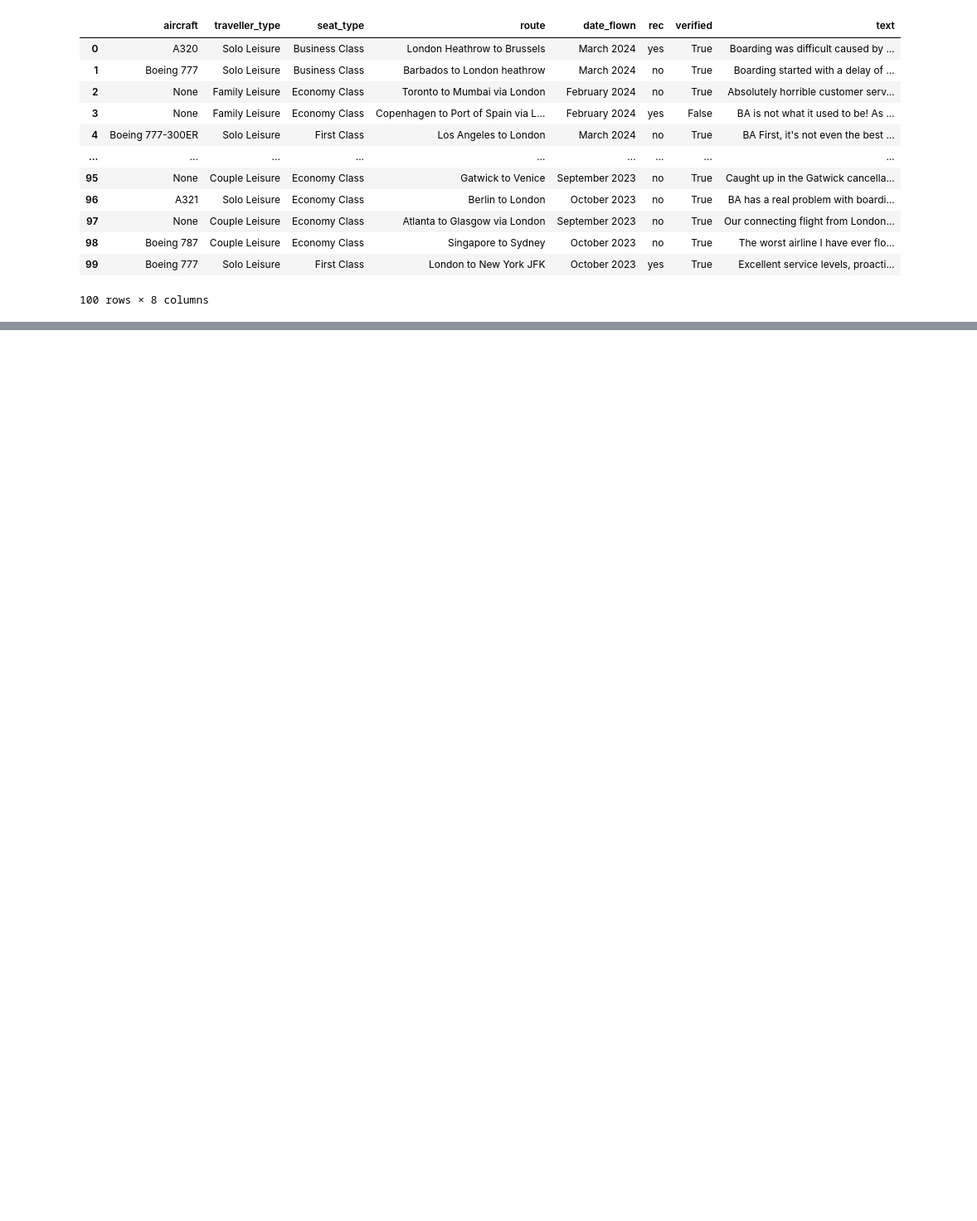
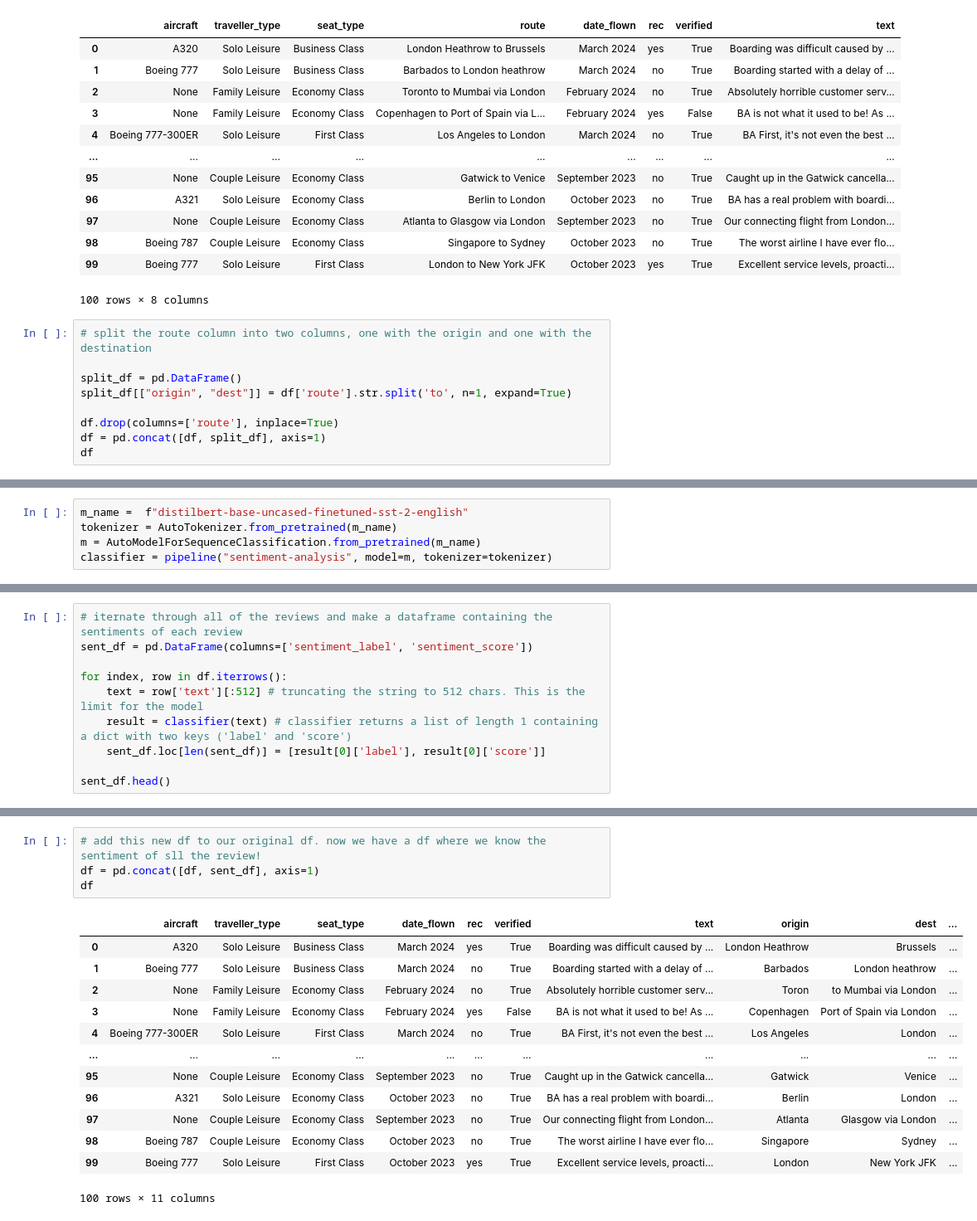
Before and after one commit to juliette-garcia/forage-ba-data-task, a Jupyter notebook: scraper.ipynb, the cells around one changed output, grey strips where cells are left out. Shown at 83% size. Drawn from its saved outputs; the diff is of its cells as text; blank space fills up the shorter version.

Commit message:
sentiment analysis + basic eda

```diff
--- a/scraper.ipynb
+++ b/scraper.ipynb
@@ -68,3 +70,12 @@ df
 | 98 | Boeing 787 | Couple Leisure | Economy Class | Singapore to Sydney | October 2023 | no | True | The worst airline I have ever flo... |
 | 99 | Boeing 777 | Solo Leisure | First Class | London to New York JFK | October 2023 | yes | True | Excellent service levels, proacti... |
 100 rows × 8 columns
+# %%
+# split the route column into two columns, one with the origin and one with the destination
+
+split_df = pd.DataFrame()
+split_df[["origin", "dest"]] = df['route'].str.split('to', n=1, expand=True)
+
+df.drop(columns=['route'], inplace=True)
+df = pd.concat([df, split_df], axis=1)
+df
@@ -70,0 +101,5 @@ df
+# %%
+m_name =  f"distilbert-base-uncased-finetuned-sst-2-english"
+tokenizer = AutoTokenizer.from_pretrained(m_name)
+m = AutoModelForSequenceClassification.from_pretrained(m_name)
+classifier = pipeline("sentiment-analysis", model=m, tokenizer=tokenizer)
@@ -70,0 +114,10 @@ df
+# %%
+# iternate through all of the reviews and make a dataframe containing the sentiments of each review
+sent_df = pd.DataFrame(columns=['sentiment_label', 'sentiment_score'])
+
+for index, row in df.iterrows():
+    text = row['text'][:512] # truncating the string to 512 chars. This is the limit for the model
+    result = classifier(text) # classifier returns a list of length 1 containing a dict with two keys ('label' and 'score')
+    sent_df.loc[len(sent_df)] = [result[0]['label'], result[0]['score']]
+
+sent_df.head()
@@ -70,0 +131,18 @@ df
+# %%
+# add this new df to our original df. now we have a df where we know the sentiment of sll the review!
+df = pd.concat([df, sent_df], axis=1)
+df
+# %% [output]
+|  | aircraft | traveller_type | seat_type | date_flown | rec | verified | text | origin | dest | ... |
+| 0 | A320 | Solo Leisure | Business Class | March 2024 | yes | True | Boarding was difficult caused by ... | London Heathrow | Brussels | ... |
+| 1 | Boeing 777 | Solo Leisure | Business Class | March 2024 | no | True | Boarding started with a delay of ... | Barbados | London heathrow | ... |
+| 2 | None | Family Leisure | Economy Class | February 2024 | no | True | Absolutely horrible customer serv... | Toron | to Mumbai via London | ... |
+| 3 | None | Family Leisure | Economy Class | February 2024 | yes | False | BA is not what it used to be! As ... | Copenhagen | Port of Spain via London | ... |
+| 4 | Boeing 777-300ER | Solo Leisure | First Class | March 2024 | no | True | BA First, it's not even the best ... | Los Angeles | London | ... |
+| ... | ... | ... | ... | ... | ... | ... | ... | ... | ... | ... |
+| 95 | None | Couple Leisure | Economy Class | September 2023 | no | True | Caught up in the Gatwick cancella... | Gatwick | Venice | ... |
+| 96 | A321 | Solo Leisure | Economy Class | October 2023 | no | True | BA has a real problem with boardi... | Berlin | London | ... |
+| 97 | None | Couple Leisure | Economy Class | September 2023 | no | True | Our connecting flight from London... | Atlanta | Glasgow via London | ... |
+| 98 | Boeing 787 | Couple Leisure | Economy Class | October 2023 | no | True | The worst airline I have ever flo... | Singapore | Sydney | ... |
+| 99 | Boeing 777 | Solo Leisure | First Class | October 2023 | yes | True | Excellent service levels, proacti... | London | New York JFK | ... |
+100 rows × 11 columns
```
Also changed, not shown: parts of 6 cells of this notebook.
